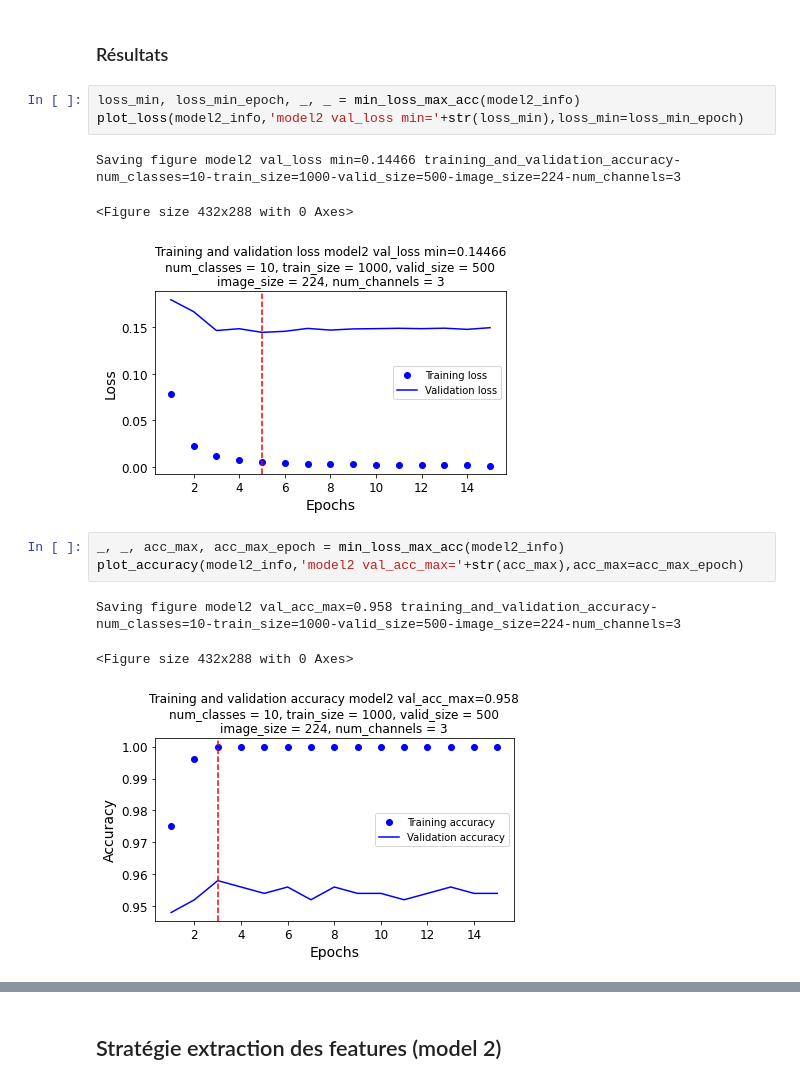
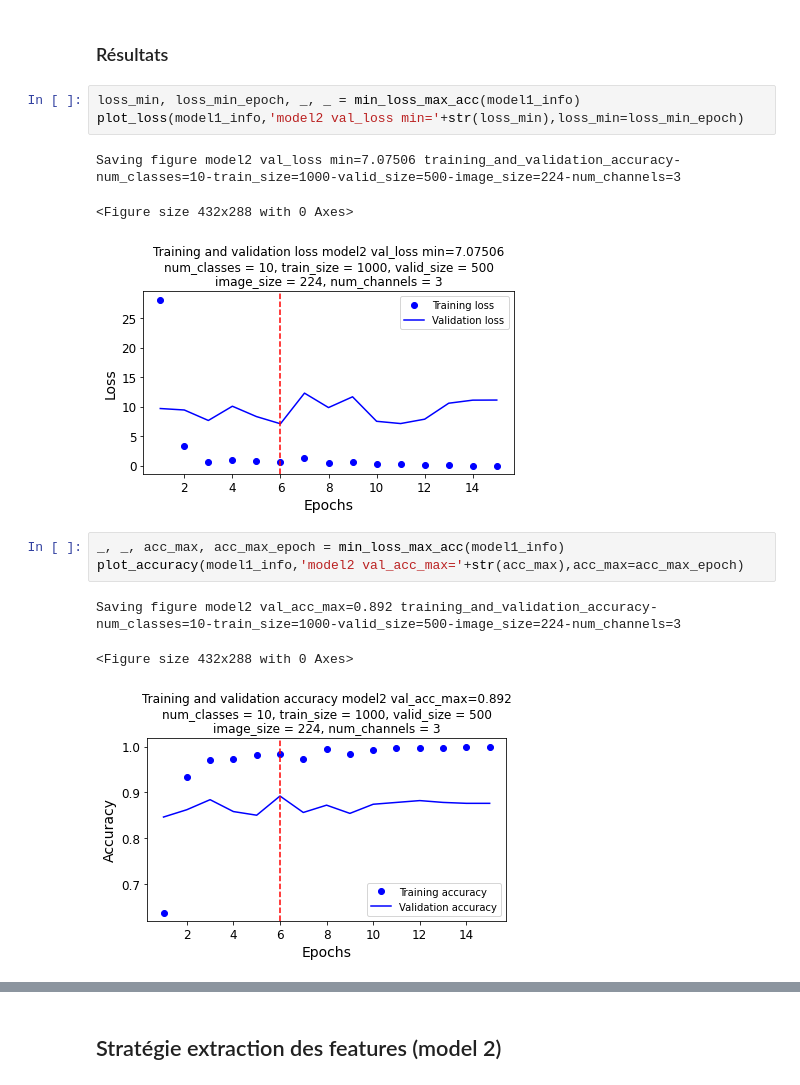
Before and after one commit to fedecabre/P6_Classez_des_images, a Jupyter notebook: notebooks/P6_01_notebook.ipynb, the cells around one changed output, grey strips where cells are left out. Cells and saved outputs as stored; diff of their text form.

```diff
--- a/notebooks/P6_01_notebook.ipynb
+++ b/notebooks/P6_01_notebook.ipynb
@@ -500,19 +500,19 @@ Epoch 15/15
 # %% [markdown]
 ### Résultats
 # %%
-loss_min, loss_min_epoch, _, _ = min_loss_max_acc(model2_info)
-plot_loss(model2_info,'model2 val_loss min='+str(loss_min),loss_min=loss_min_epoch)
+loss_min, loss_min_epoch, _, _ = min_loss_max_acc(model1_info)
+plot_loss(model1_info,'model2 val_loss min='+str(loss_min),loss_min=loss_min_epoch)
 # %% [output]
-Saving figure model2 val_loss min=0.14466 training_and_validation_accuracy-num_classes=10-train_size=1000-valid_size=500-image_size=224-num_channels=3
+Saving figure model2 val_loss min=7.07506 training_and_validation_accuracy-num_classes=10-train_size=1000-valid_size=500-image_size=224-num_channels=3
 <Figure size 432x288 with 0 Axes>
-[figure, old version]
+[figure, new version]
 # %%
-_, _, acc_max, acc_max_epoch = min_loss_max_acc(model2_info)
-plot_accuracy(model2_info,'model2 val_acc_max='+str(acc_max),acc_max=acc_max_epoch)
+_, _, acc_max, acc_max_epoch = min_loss_max_acc(model1_info)
+plot_accuracy(model1_info,'model2 val_acc_max='+str(acc_max),acc_max=acc_max_epoch)
 # %% [output]
-Saving figure model2 val_acc_max=0.958 training_and_validation_accuracy-num_classes=10-train_size=1000-valid_size=500-image_size=224-num_channels=3
+Saving figure model2 val_acc_max=0.892 training_and_validation_accuracy-num_classes=10-train_size=1000-valid_size=500-image_size=224-num_channels=3
 <Figure size 432x288 with 0 Axes>
-[figure, old version]
+[figure, new version]
 # %%
 clas_report(new_model,valid_dataset,valid_labels)
 # %% [output]
```
Also changed, not shown: parts of 21 cells of this notebook.
